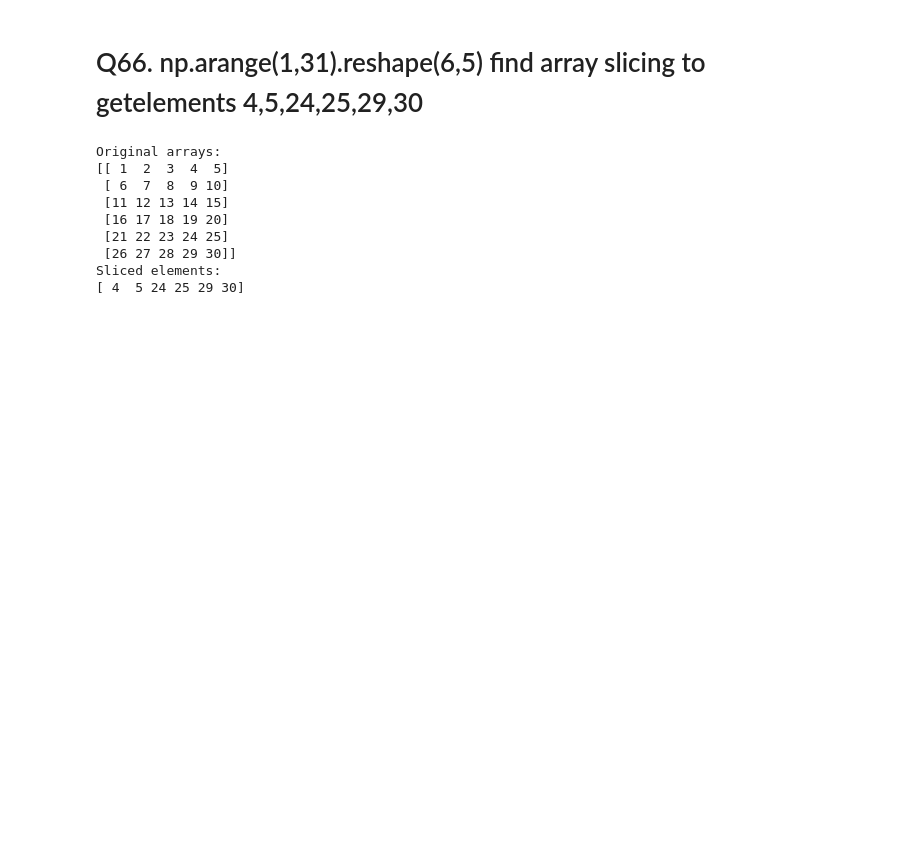
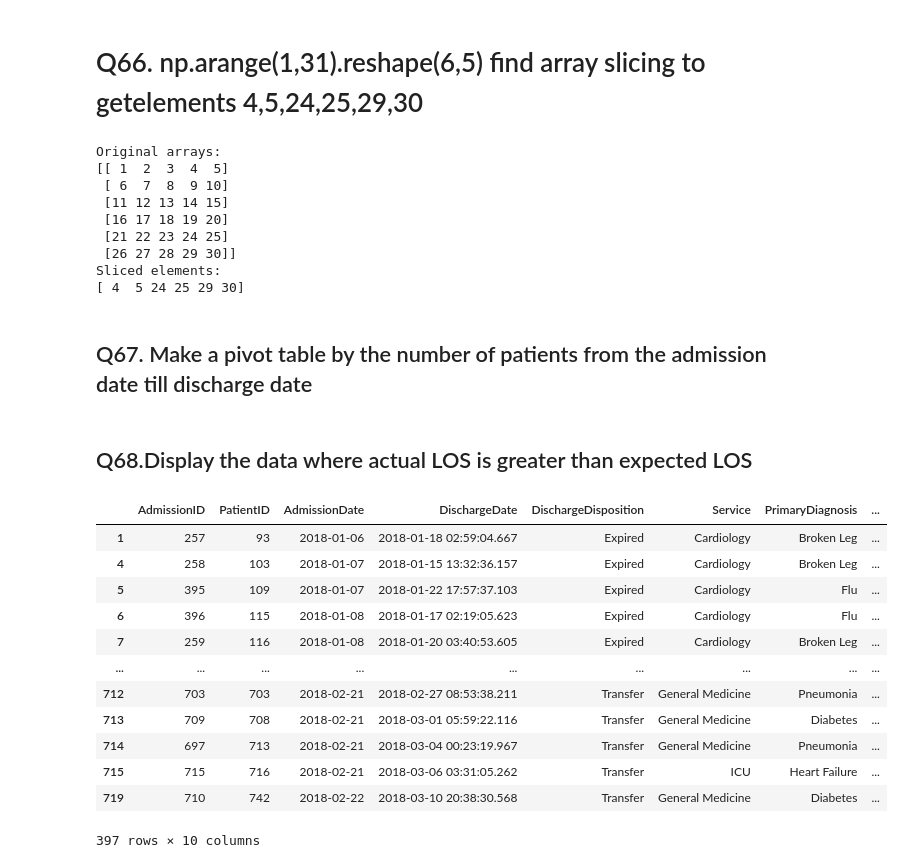
Before and after one commit to swatiguptacse/Team-6-Python-Peers, a Jupyter notebook: Q61to80_team6.ipynb, the cells around one changed output. Drawn from its saved outputs; the diff is of its cells as text; code cells hidden in the pictures; blank space fills up the shorter version.

```diff
--- a/Q61to80_team6.ipynb
+++ b/Q61to80_team6.ipynb
@@ -59,3 +126,25 @@ Original arrays:
  [26 27 28 29 30]]
 Sliced elements:
 [ 4  5 24 25 29 30]
+# %% [markdown]
+## Q67. Make a pivot table by the number of patients from the admission date till discharge date
+# %% [markdown]
+## Q68.Display the data where actual LOS is greater than expected LOS
+# %%
+df = pd.read_excel("HospitalDatabase.xlsx",'Discharges')
+df['ActualLOS']= (df['DischargeDate']-df['AdmissionDate']).dt.days
+df.loc[df['ActualLOS'] > df['ExpectedLOS']]
+# %% [output]
+|  | AdmissionID | PatientID | AdmissionDate | DischargeDate | DischargeDisposition | Service | PrimaryDiagnosis | ... |
+| 1 | 257 | 93 | 2018-01-06 | 2018-01-18 02:59:04.667 | Expired | Cardiology | Broken Leg | ... |
+| 4 | 258 | 103 | 2018-01-07 | 2018-01-15 13:32:36.157 | Expired | Cardiology | Broken Leg | ... |
+| 5 | 395 | 109 | 2018-01-07 | 2018-01-22 17:57:37.103 | Expired | Cardiology | Flu | ... |
+| 6 | 396 | 115 | 2018-01-08 | 2018-01-17 02:19:05.623 | Expired | Cardiology | Flu | ... |
+| 7 | 259 | 116 | 2018-01-08 | 2018-01-20 03:40:53.605 | Expired | Cardiology | Broken Leg | ... |
+| ... | ... | ... | ... | ... | ... | ... | ... | ... |
+| 712 | 703 | 703 | 2018-02-21 | 2018-02-27 08:53:38.211 | Transfer | General Medicine | Pneumonia | ... |
+| 713 | 709 | 708 | 2018-02-21 | 2018-03-01 05:59:22.116 | Transfer | General Medicine | Diabetes | ... |
+| 714 | 697 | 713 | 2018-02-21 | 2018-03-04 00:23:19.967 | Transfer | General Medicine | Pneumonia | ... |
+| 715 | 715 | 716 | 2018-02-21 | 2018-03-06 03:31:05.262 | Transfer | ICU | Heart Failure | ... |
+| 719 | 710 | 742 | 2018-02-22 | 2018-03-10 20:38:30.568 | Transfer | General Medicine | Diabetes | ... |
+397 rows × 10 columns
```
Also changed, not shown: parts of 13 cells of this notebook.
